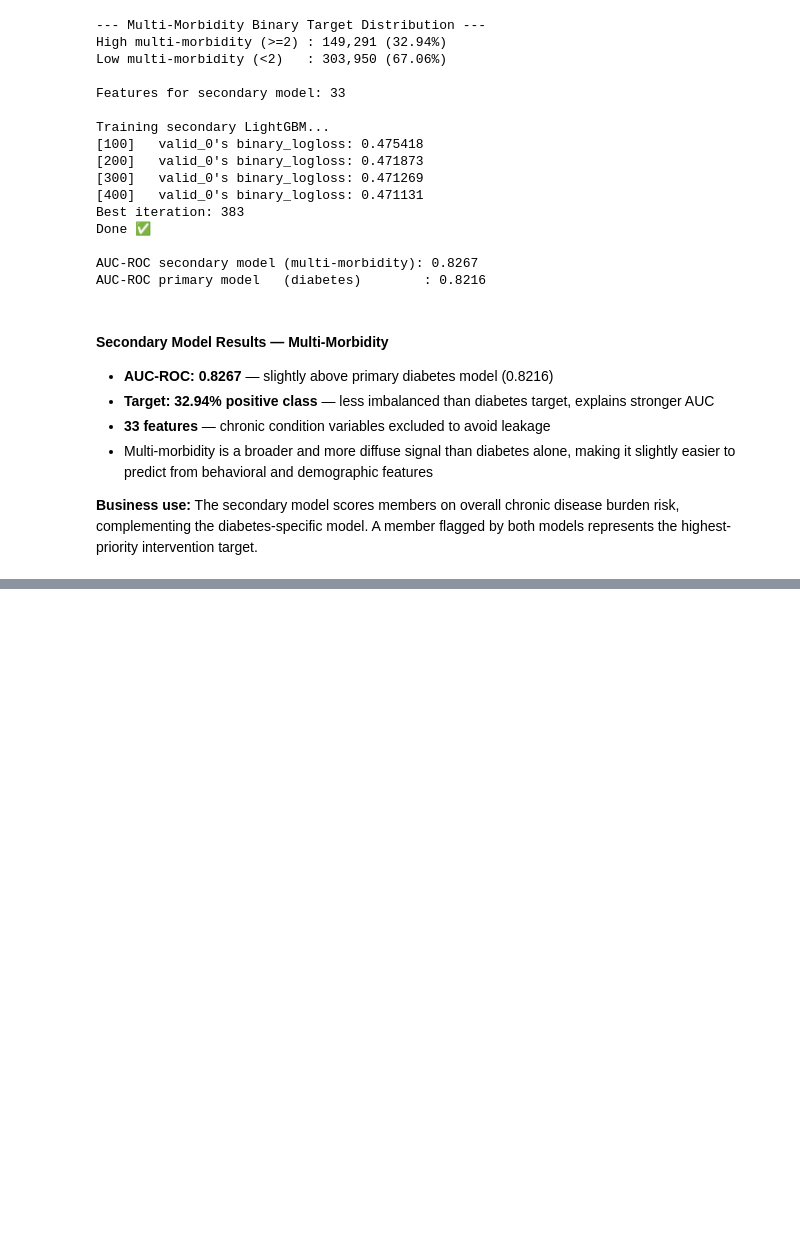
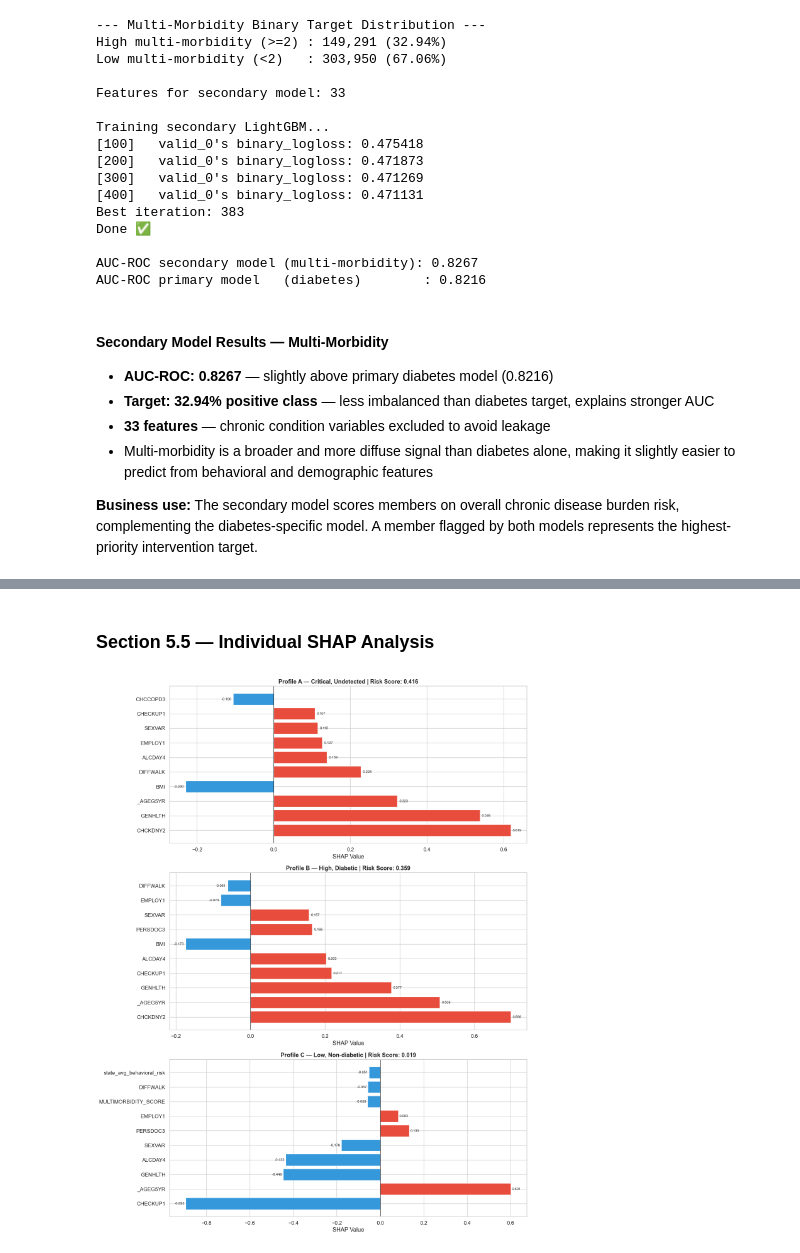
Before and after one commit to ArvindB75/silent-risk-chronic-disease, a Jupyter notebook: notebooks/silent_risk_brfss_2024.ipynb, the cells around one changed output, grey strips where cells are left out. Saved outputs shown, nothing was run; the diff lists cells and outputs as text; code cells hidden in the pictures; blank space fills up the shorter version.

```diff
--- a/notebooks/silent_risk_brfss_2024.ipynb
+++ b/notebooks/silent_risk_brfss_2024.ipynb
@@ -2540,0 +2869,62 @@ AUC-ROC primary model   (diabetes)        : 0.8216
+# %% [markdown]
+### Section 5.5 — Individual SHAP Analysis
+# %%
+# --- 5.5 Individual SHAP Analysis — Waterfall Plots ---
+
+# Select 3 representative profiles:
+# Profile A — Critical tier, non-diabetic (undetected high-risk)
+# Profile B — High tier, diabetic (correctly identified)
+# Profile C — Low tier, non-diabetic (correctly cleared)
+
+idx_critical = df_test_scored[
+    (df_test_scored['risk_tier'] == '4 - Critical') &
+    (df_test_scored['actual'] == 0)
+].index[0]
+
+idx_high_diabetic = df_test_scored[
+    (df_test_scored['risk_tier'] == '3 - High') &
+    (df_test_scored['actual'] == 1)
+].index[0]
+
+idx_low = df_test_scored[
+    (df_test_scored['risk_tier'] == '1 - Low') &
+    (df_test_scored['actual'] == 0)
+].index[0]
+
+profiles = {
+    'Profile A — Critical, Undetected': idx_critical,
+    'Profile B — High, Diabetic': idx_high_diabetic,
+    'Profile C — Low, Non-diabetic': idx_low
+}
+
+fig, axes = plt.subplots(3, 1, figsize=(14, 18))
+
+for ax, (title, idx) in zip(axes, profiles.items()):
+    # Get position in X_test
+    pos = X_test.index.get_loc(idx)
+
+    shap_val = explainer.shap_values(X_test.iloc[[pos]])
+    expected = explainer.expected_value
+
+    # Top 10 features by absolute SHAP value
+    feature_names = X_test.columns.tolist()
+    shap_series = pd.Series(shap_val[0], index=feature_names)
+    top10 = shap_series.abs().nlargest(10).index
+    shap_top = shap_series[top10]
+
+    colors = ['#e74c3c' if v > 0 else '#3498db' for v in shap_top.values]
+    bars = ax.barh(top10, shap_top.values, color=colors, edgecolor='white')
+    ax.axvline(0, color='black', linewidth=0.8)
+    ax.set_title(f'{title} | Risk Score: {df_test_scored.loc[idx, "risk_score"]:.3f}',
+                 fontweight='bold')
+    ax.set_xlabel('SHAP Value')
+    for bar, val in zip(bars, shap_top.values):
+        ax.text(val + (0.005 if val >= 0 else -0.005), bar.get_y() + bar.get_height()/2,
+                f'{val:.3f}', va='center', ha='left' if val >= 0 else 'right', fontsize=8)
+
+plt.tight_layout()
+plt.savefig('/Users/arvind.b/Documents/silent-risk-chronic-disease/reports/figures/shap_individual.png',
+            dpi=150, facecolor='white', bbox_inches='tight')
+plt.show()
+# %% [output]
+[figure, added]
```
Also changed, not shown: parts of 19 cells of this notebook.
